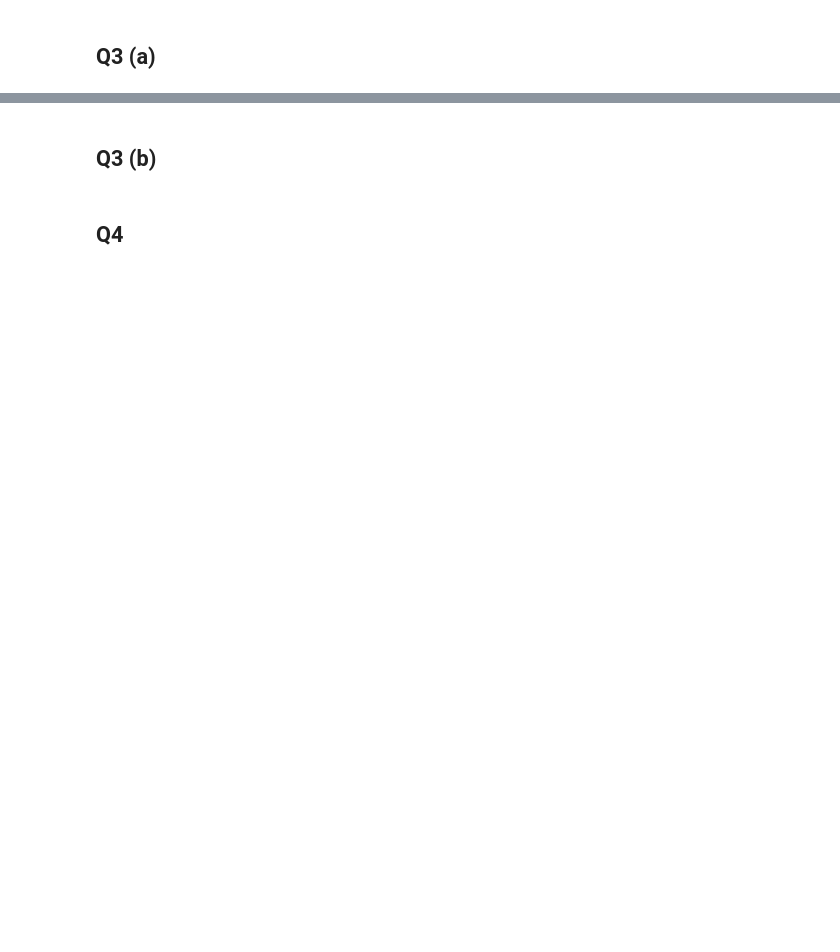
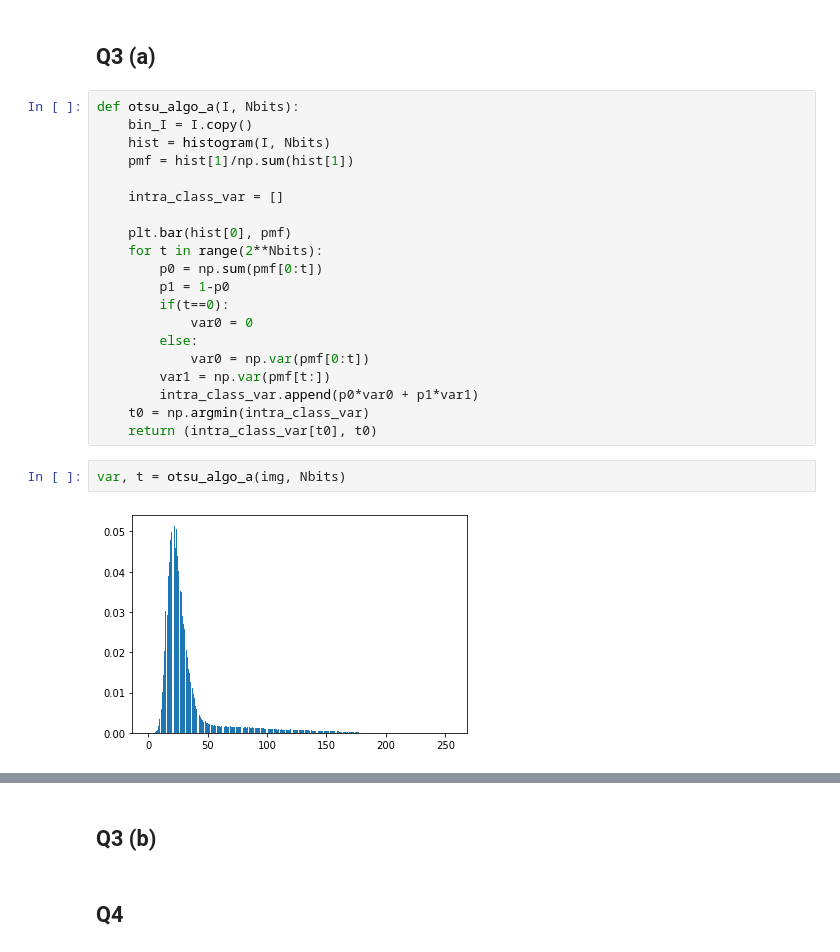
Before and after one commit to TUdayKiranReddy/IVP, a Jupyter notebook: Assignments/Assignment 1/EE19BTECH11038-HW1.ipynb, the cells around one changed output, grey strips where cells are left out. Cells and saved outputs as stored; diff of their text form; blank space fills up the shorter version.

```diff
--- a/Assignments/Assignment 1/EE19BTECH11038-HW1.ipynb
+++ b/Assignments/Assignment 1/EE19BTECH11038-HW1.ipynb
@@ -97,2 +97,26 @@ plt.imshow(bin_img, cmap='gray')
 # %% [markdown]
 ## Q3 (a)
+# %%
+def otsu_algo_a(I, Nbits):
+    bin_I = I.copy()
+    hist = histogram(I, Nbits)
+    pmf = hist[1]/np.sum(hist[1])
+
+    intra_class_var = []
+
+    plt.bar(hist[0], pmf)
+    for t in range(2**Nbits):
+        p0 = np.sum(pmf[0:t])
+        p1 = 1-p0
+        if(t==0):
+            var0 = 0
+        else:
+            var0 = np.var(pmf[0:t])
+        var1 = np.var(pmf[t:])
+        intra_class_var.append(p0*var0 + p1*var1)
+    t0 = np.argmin(intra_class_var)
+    return (intra_class_var[t0], t0)
+# %%
+var, t = otsu_algo_a(img, Nbits)
+# %% [output]
+[figure, added]
```
Also changed, not shown: parts of 11 cells of this notebook.
